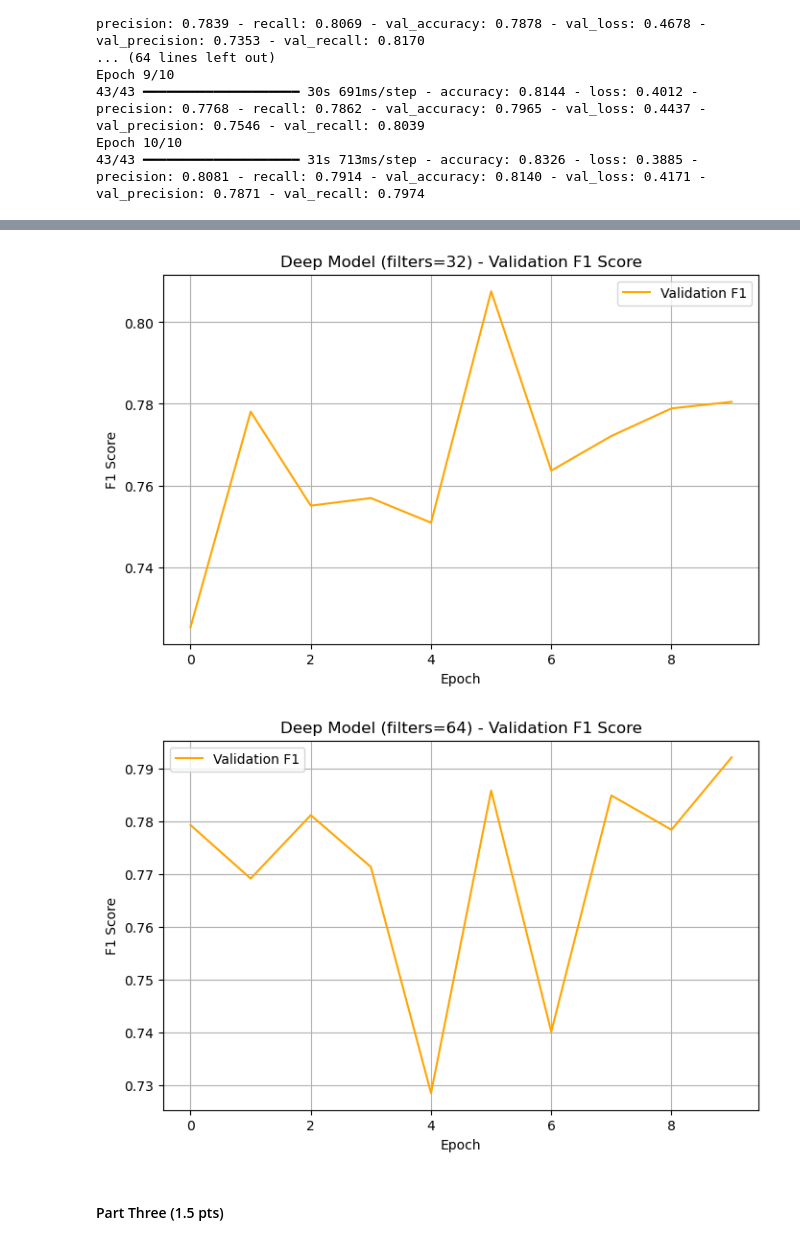
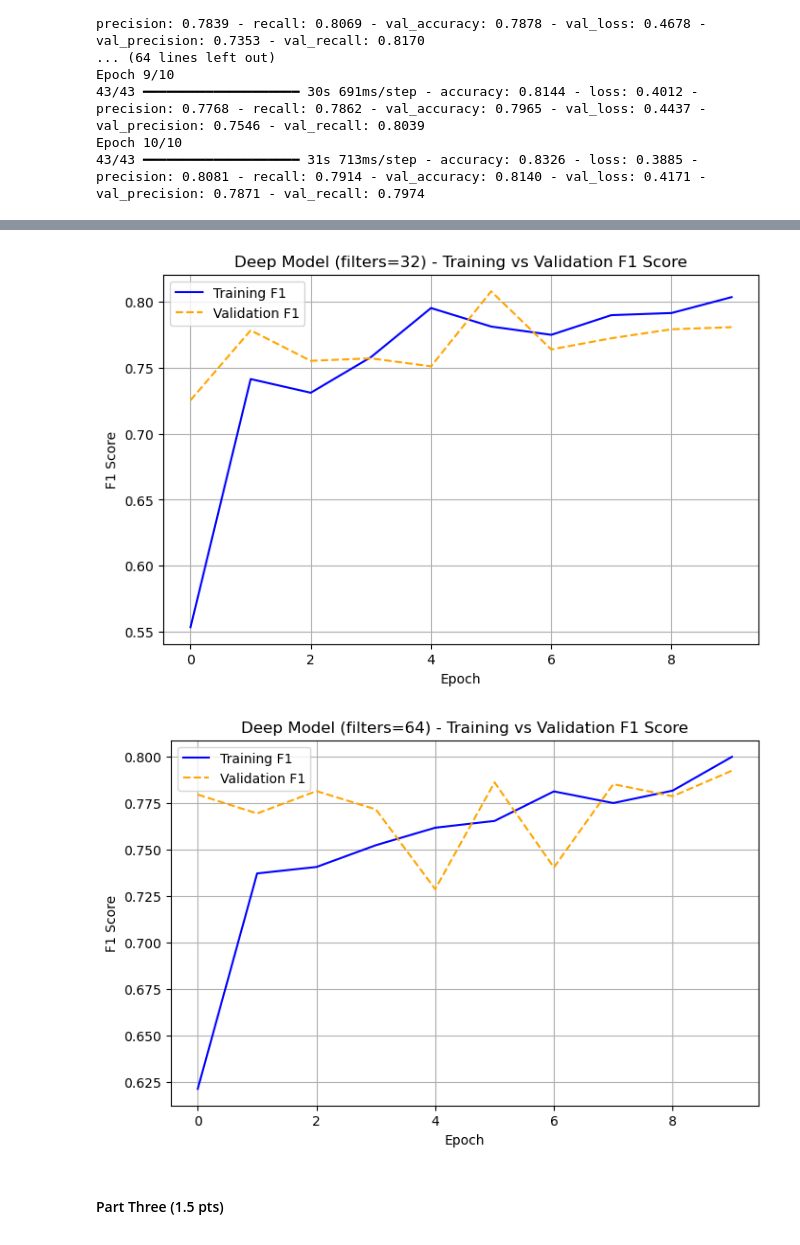
Before and after one commit to alexchans/ML_labs, a Jupyter notebook: labs/lab6.ipynb, the cells around one changed output, grey strips where cells are left out. Drawn from its saved outputs; the diff is of its cells as text; code cells hidden in the pictures.

```diff
--- a/labs/lab6.ipynb
+++ b/labs/lab6.ipynb
@@ -216,18 +216,32 @@ import matplotlib.pyplot as plt
 
 # Helper function to plot training vs validation f1 score
 def plot_single_history_f1(history, title):
-    precision = history.history['val_precision']
-    recall = history.history['val_recall']
-    f1_scores = [2 * (p * r) / (p + r) if (p + r) > 0 else 0 for p, r in zip(precision, recall)]
+    # Extract metrics from history
+    train_precision = history.history['precision']
+    train_recall = history.history['recall']
+    val_precision = history.history['val_precision']
+    val_recall = history.history['val_recall']
+    # Compute F1-scores
+    train_f1 = [
+        2 * (p * r) / (p + r) if (p + r) > 0 else 0
+        for p, r in zip(train_precision, train_recall)
+    ]
+    val_f1 = [
+        2 * (p * r) / (p + r) if (p + r) > 0 else 0
+        for p, r in zip(val_precision, val_recall)
+    ]
+    # Plot
     plt.figure(figsize=(8,5))
-    plt.plot(f1_scores, label='Validation F1', color='orange')
-    plt.title(f'{title} - Validation F1 Score')
+    plt.plot(train_f1, label='Training F1', color='blue')
+    plt.plot(val_f1, label='Validation F1', linestyle='--', color='orange')
+    plt.title(f'{title} - Training vs Validation F1 Score')
     plt.xlabel('Epoch')
     plt.ylabel('F1 Score')
     plt.legend()
     plt.grid(True)
     plt.show()
 
+
 # visualize performance for train/validation set per iteration via f1 score (choosing evaluation metric)
 plot_single_history_f1(history1, "Shallow Model (filters=32)")
 plot_single_history_f1(history1_large, "Shallow Model (filters=64)")
@@ -239,4 +253,4 @@ plot_single_history_f1(history2_large, "Deep Model (filters=64)")
-[figure, old version]
+[figure, new version]
-[figure, old version]
+[figure, new version]
 # %% [markdown]
 #### Part Three (1.5 pts)
```
Also changed, not shown: parts of 5 cells of this notebook.
